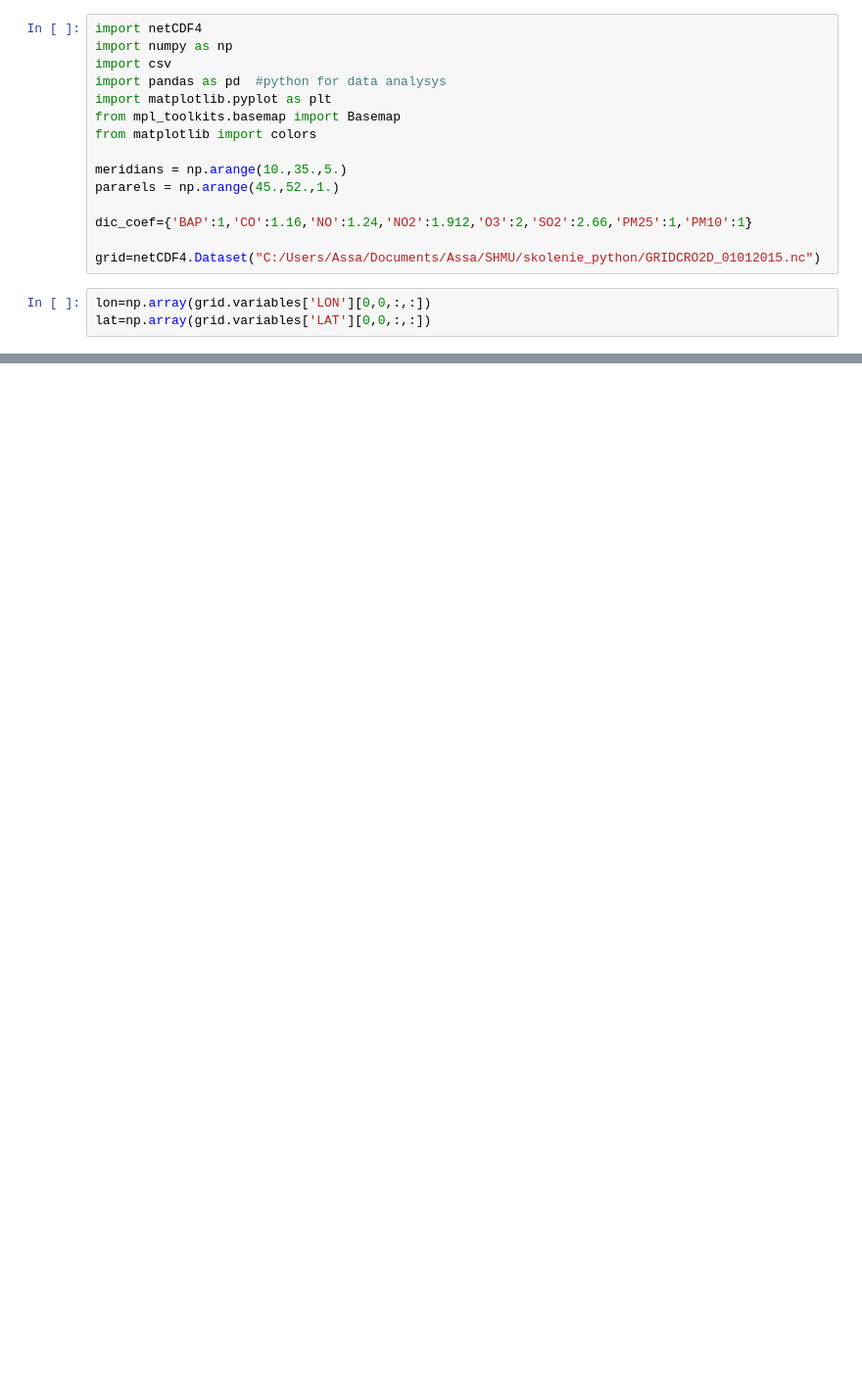
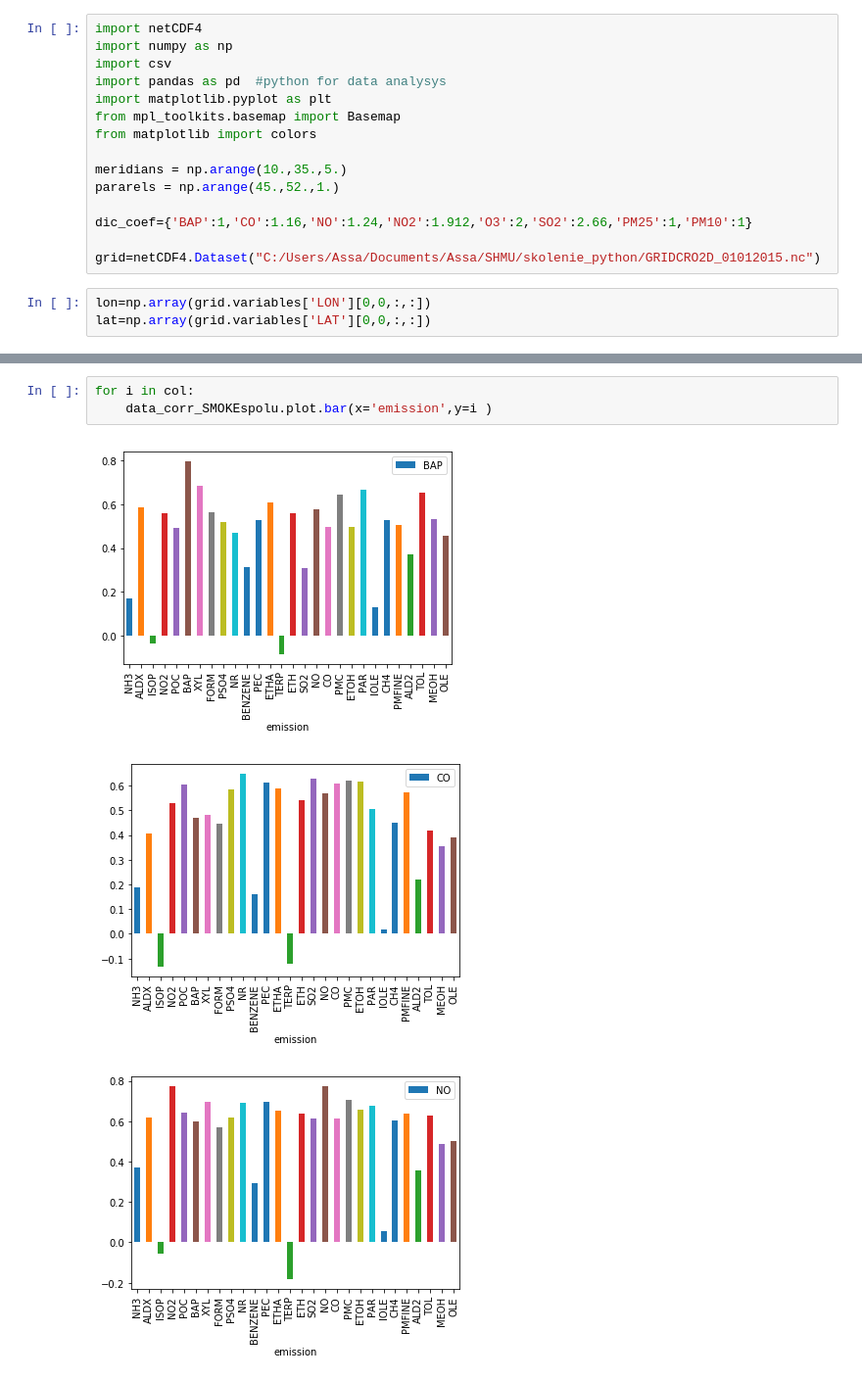
Before and after one commit to assaC/Domace_ulohySHMU, a Jupyter notebook: DU korelácia.ipynb, the cells around one changed output, grey strips where cells are left out. Shown at 98% size. Drawn from its saved outputs; the diff is of its cells as text; blank space fills up the shorter version.

```diff
--- a/DU korelácia.ipynb
+++ b/DU korelácia.ipynb
@@ -75,0 +166,7 @@ for i,e1 in enumerate(dic_annual_concentration.keys()):
+# %%
+for i in col:
+    data_corr_SMOKEspolu.plot.bar(x='emission',y=i )
+# %% [output]
+[figure, added]
+[figure, added]
+[figure, added]
```
Also changed, not shown: parts of 9 cells of this notebook.
